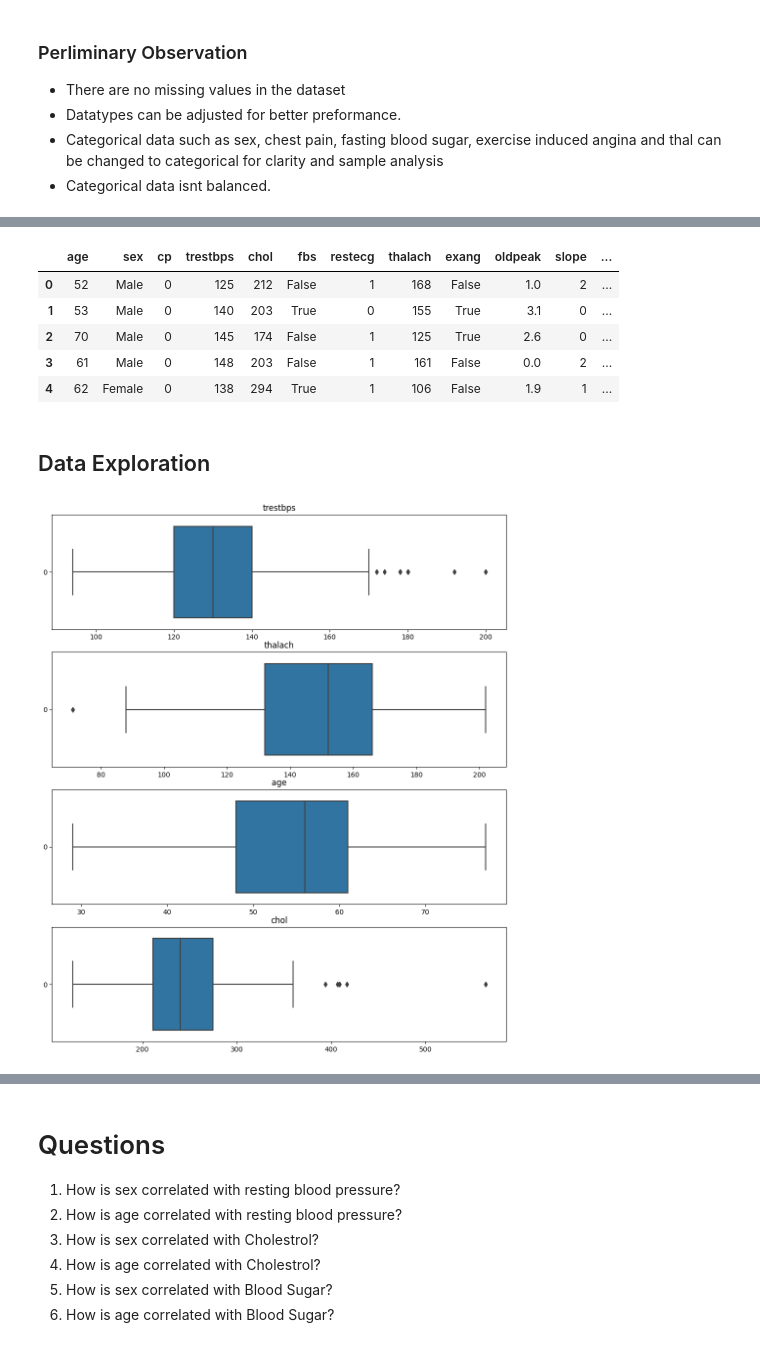
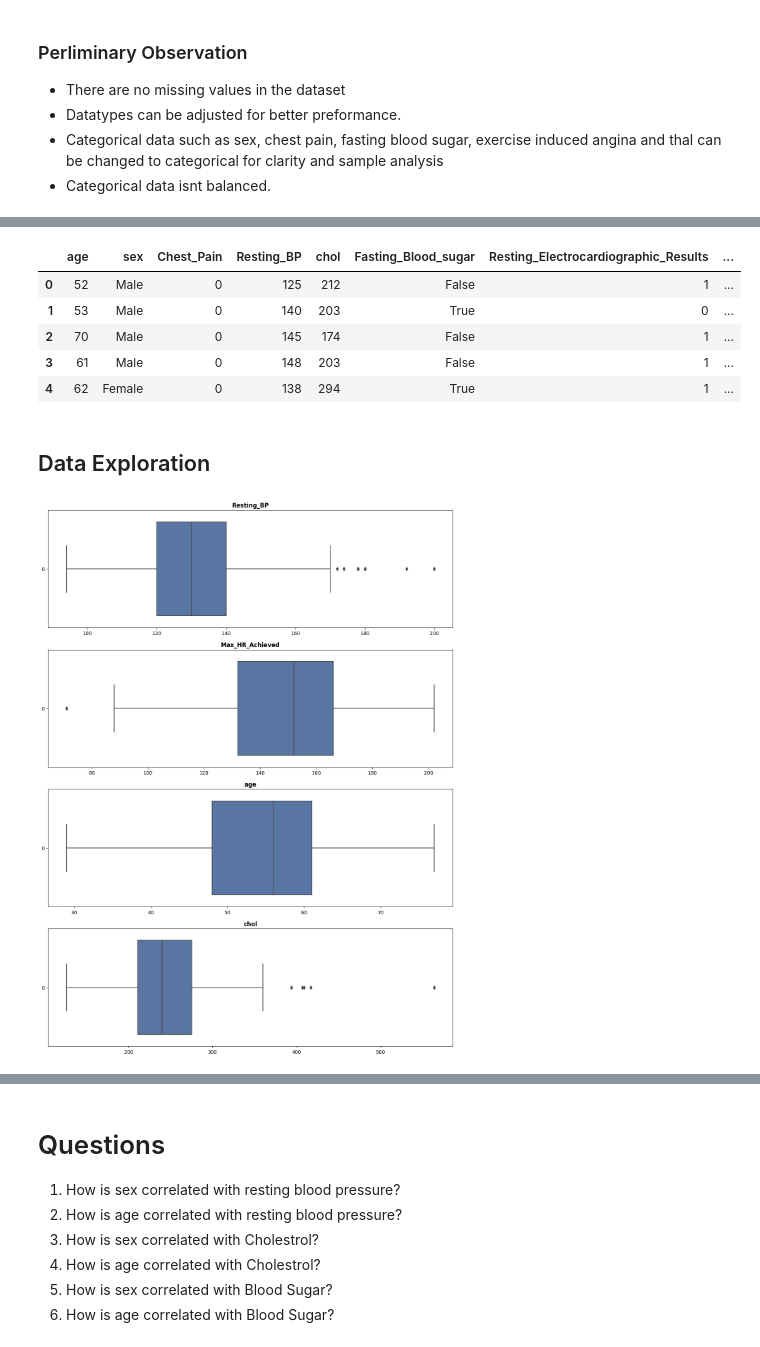
Before and after one commit to hkafrawi/ML_Course, a Jupyter notebook: heart-disease.ipynb, the cells around one changed output, grey strips where cells are left out. Cells and saved outputs as stored; diff of their text form; code cells hidden in the pictures.

```diff
--- a/heart-disease.ipynb
+++ b/heart-disease.ipynb
@@ -88,3 +94,11 @@ df['exang'] = df['exang'].astype("bool")
+# %%
+#Renaming Columns for better readbility
+df.rename(columns={"cp":"Chest_Pain",
+          "trestbps":"Resting_BP",
+          "fbs":"Fasting_Blood_sugar",
+          "restecg":"Resting_Electrocardiographic_Results",
+          "exang":"Exercise_Induced_Angina",
+          "thalach":"Max_HR_Achieved"},inplace=True)
 # %%
 df.info()
 # %% [output]
@@ -110,20 +122,23 @@ df.replace({"sex":{0:'Female', 1:"Male"}},inplace=True)
 # %%
 df.head()
 # %% [output]
-|  | age | sex | cp | trestbps | chol | fbs | restecg | thalach | exang | oldpeak | slope | ... |
-| 0 | 52 | Male | 0 | 125 | 212 | False | 1 | 168 | False | 1.0 | 2 | ... |
-| 1 | 53 | Male | 0 | 140 | 203 | True | 0 | 155 | True | 3.1 | 0 | ... |
-| 2 | 70 | Male | 0 | 145 | 174 | False | 1 | 125 | True | 2.6 | 0 | ... |
-| 3 | 61 | Male | 0 | 148 | 203 | False | 1 | 161 | False | 0.0 | 2 | ... |
-| 4 | 62 | Female | 0 | 138 | 294 | True | 1 | 106 | False | 1.9 | 1 | ... |
+|  | age | sex | Chest_Pain | Resting_BP | chol | Fasting_Blood_sugar | Resting_Electrocardiographic_Results | ... |
+| 0 | 52 | Male | 0 | 125 | 212 | False | 1 | ... |
+| 1 | 53 | Male | 0 | 140 | 203 | True | 0 | ... |
+| 2 | 70 | Male | 0 | 145 | 174 | False | 1 | ... |
+| 3 | 61 | Male | 0 | 148 | 203 | False | 1 | ... |
+| 4 | 62 | Female | 0 | 138 | 294 | True | 1 | ... |
 # %% [markdown]
 ## Data Exploration
 # %%
-fig, axes = plt.subplots(4,1,figsize=(12,14))
-tickers = ["trestbps","thalach","age","chol"]
+fig, axes = plt.subplots(4,1,figsize=(12,16))
+tickers = ["Resting_BP","Max_HR_Achieved","age","chol"]
 
 for n, ticker in enumerate(tickers):
+    sns.set(style="whitegrid")
     sns.boxplot(df[tickers[n]],orient="h",ax=axes[n])
-    axes[n].set_title(tickers[n])
+    axes[n].set_title(tickers[n],fontweight='bold')
+fig.tight_layout(pad=1.0)
+plt.show()
 # %% [output]
-[figure, old version]
+[figure, new version]
```
Also changed, not shown: parts of 26 cells of this notebook.
